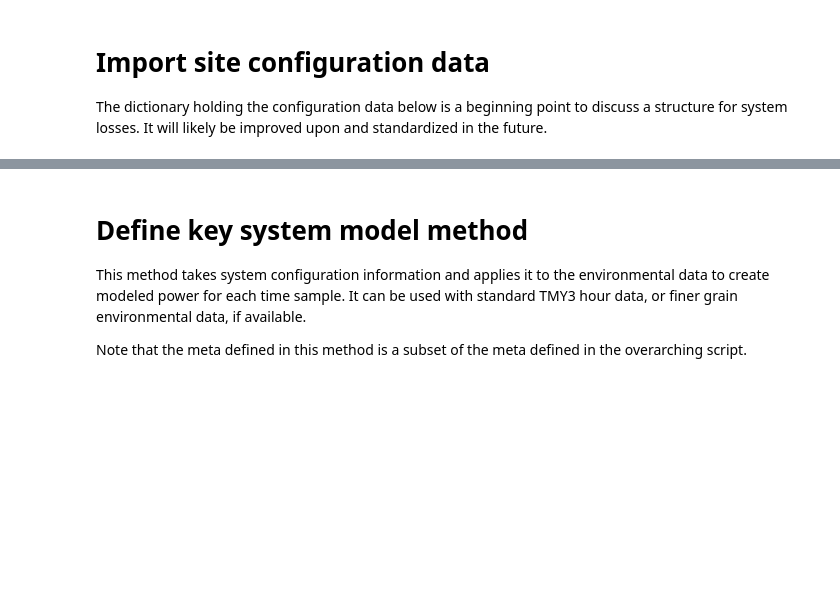
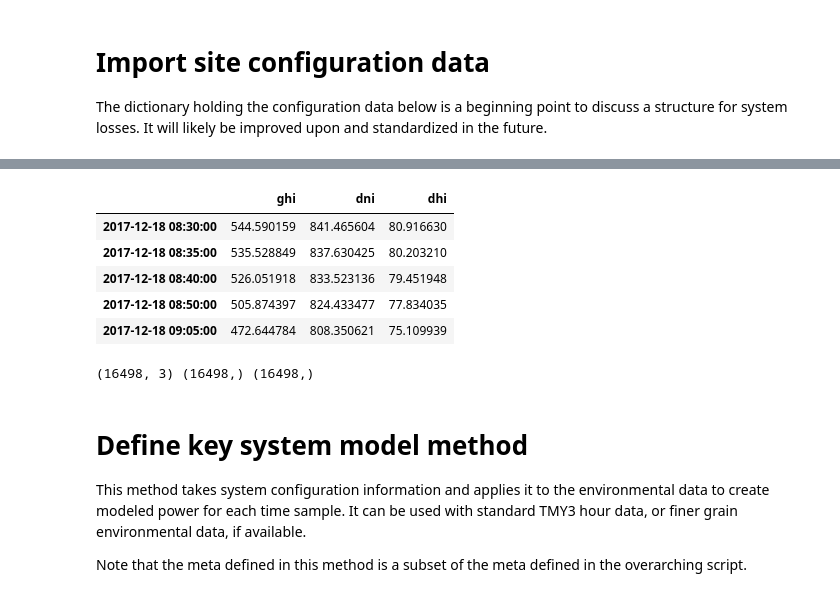
Before and after one commit to limosin/solarpv, a Jupyter notebook: model.ipynb, the cells around one changed output, grey strips where cells are left out. Saved outputs shown, nothing was run; the diff lists cells and outputs as text; code cells hidden in the pictures; blank space fills up the shorter version.

```diff
--- a/model.ipynb
+++ b/model.ipynb
@@ -43,0 +131,14 @@ The dictionary holding the configuration data below is a beginning point to disc
+# %%
+clear_sky_df = location.get_clearsky(times, model='ineichen')
+clear_sky_df.head()
+# %% [output]
+|  | ghi | dni | dhi |
+| 2017-12-18 08:30:00 | 544.590159 | 841.465604 | 80.916630 |
+| 2017-12-18 08:35:00 | 535.528849 | 837.630425 | 80.203210 |
+| 2017-12-18 08:40:00 | 526.051918 | 833.523136 | 79.451948 |
+| 2017-12-18 08:50:00 | 505.874397 | 824.433477 | 77.834035 |
+| 2017-12-18 09:05:00 | 472.644784 | 808.350621 | 75.109939 |
+# %%
+print(clear_sky_df.shape, extrat.shape, relairm.shape)
+# %% [output]
+(16498, 3) (16498,) (16498,)
```
Also changed, not shown: parts of 20 cells of this notebook, 4 other files.
